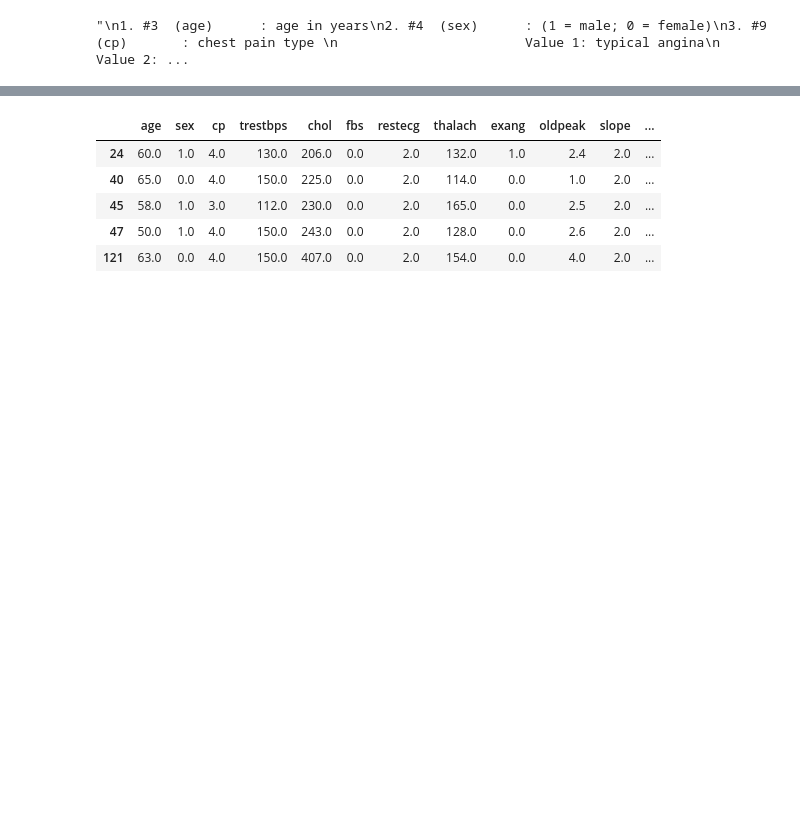
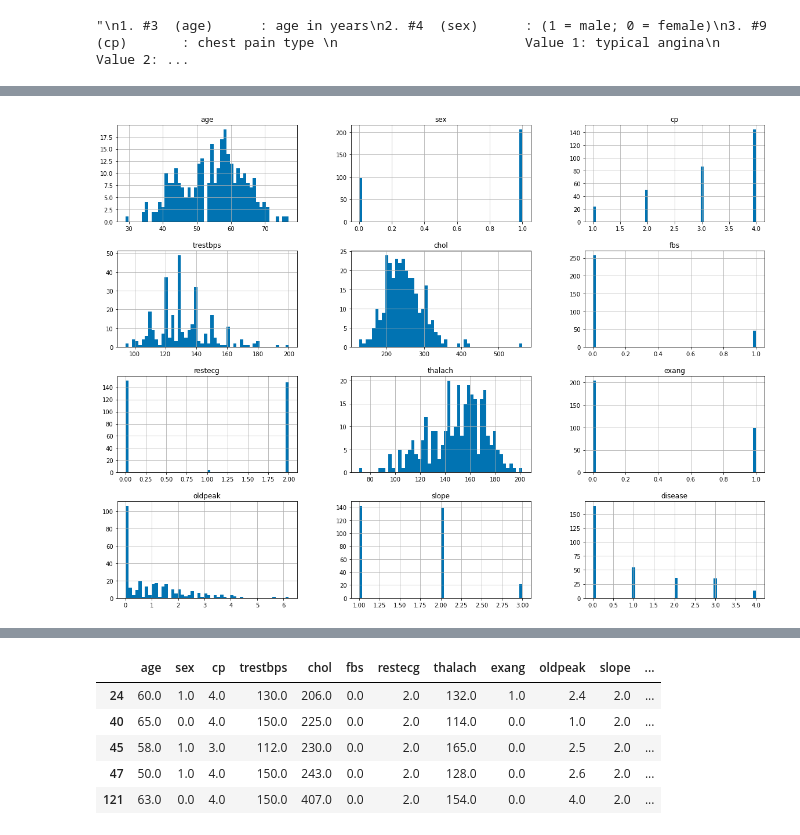
Before and after one commit to aditijain6/heart-disease-classification, a Jupyter notebook: heart_disease_classification.ipynb, the cells around one changed output, grey strips where cells are left out. Cells and saved outputs as stored; diff of their text form; code cells hidden in the pictures; blank space fills up the shorter version.

```diff
--- a/heart_disease_classification.ipynb
+++ b/heart_disease_classification.ipynb
@@ -85,0 +113,5 @@ sns.relplot(x='oldpeak', y='disease',data=data)
+# %%
+data.hist(bins=50, figsize=(20,15)) # plots the frequency of each number
+plt.show()
+# %% [output]
+[figure, added]
```
Also changed, not shown: parts of 17 cells of this notebook.
